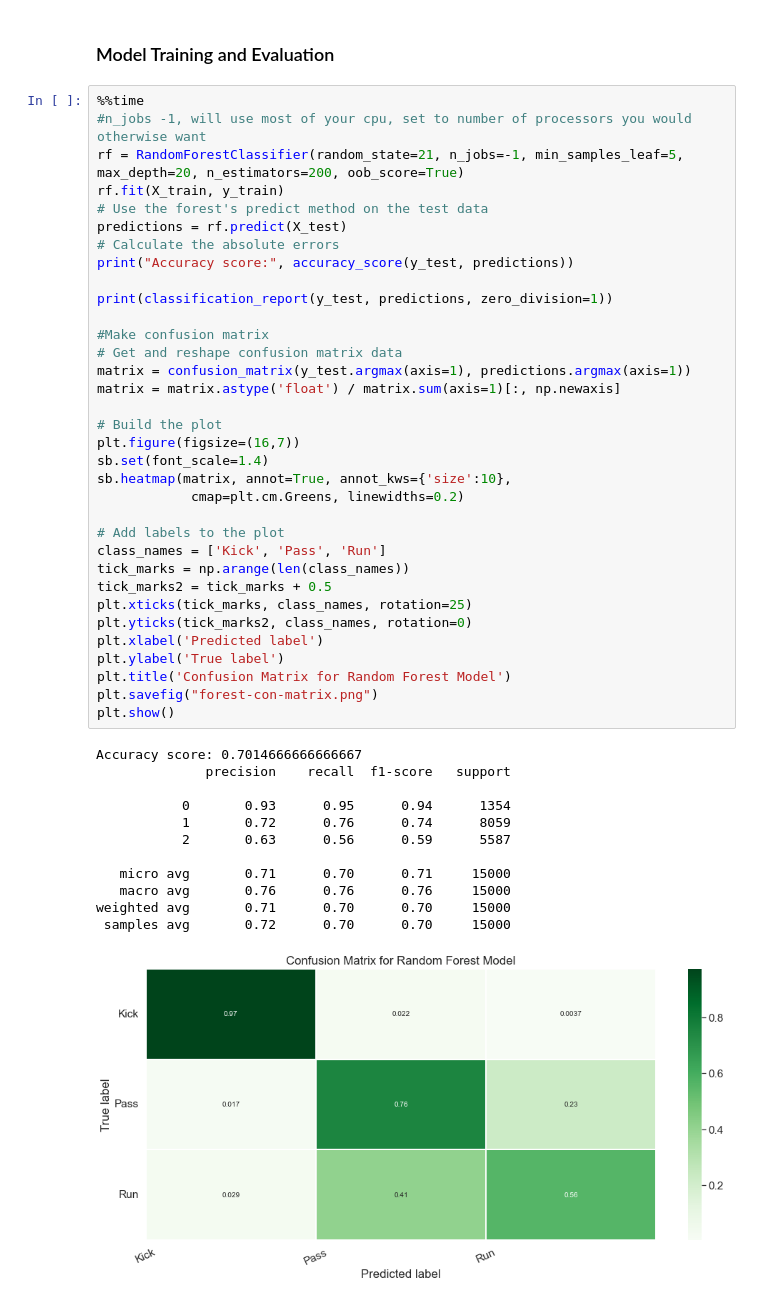
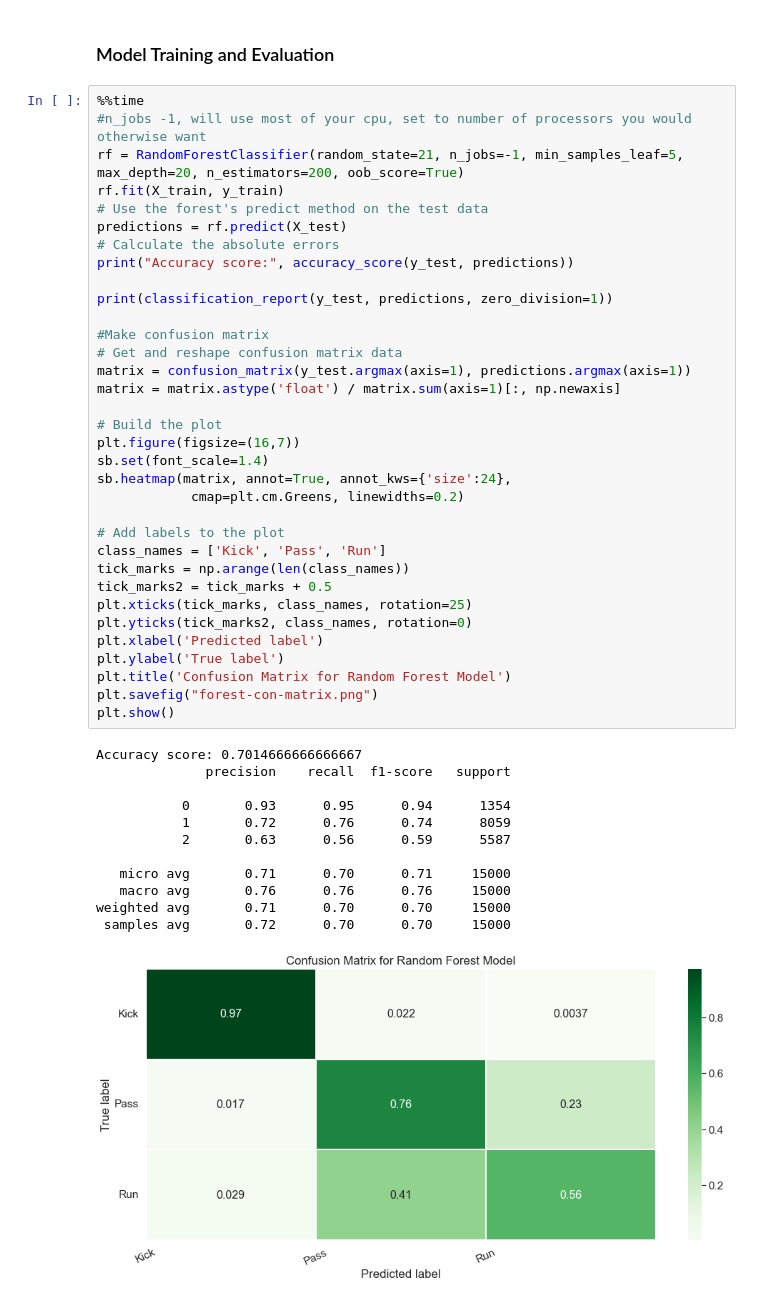
Before and after one commit to nnathalied/ECS-171-Team-19, a Jupyter notebook: ML_Models/nfl-random-forest.ipynb, the cells around one changed output. Saved outputs shown, nothing was run; the diff lists cells and outputs as text.

```diff
--- a/ML_Models/nfl-random-forest.ipynb
+++ b/ML_Models/nfl-random-forest.ipynb
@@ -91,32 +91,32 @@ matrix = confusion_matrix(y_test.argmax(axis=1), predictions.argmax(axis=1))
 matrix = matrix.astype('float') / matrix.sum(axis=1)[:, np.newaxis]
 
 # Build the plot
 plt.figure(figsize=(16,7))
 sb.set(font_scale=1.4)
-sb.heatmap(matrix, annot=True, annot_kws={'size':10},
+sb.heatmap(matrix, annot=True, annot_kws={'size':24},
             cmap=plt.cm.Greens, linewidths=0.2)
 
 # Add labels to the plot
 class_names = ['Kick', 'Pass', 'Run']
 tick_marks = np.arange(len(class_names))
 tick_marks2 = tick_marks + 0.5
 plt.xticks(tick_marks, class_names, rotation=25)
 plt.yticks(tick_marks2, class_names, rotation=0)
 plt.xlabel('Predicted label')
 plt.ylabel('True label')
 plt.title('Confusion Matrix for Random Forest Model')
 plt.savefig("forest-con-matrix.png")
 plt.show()
 # %% [output]
 Accuracy score: 0.7014666666666667
               precision    recall  f1-score   support
 
            0       0.93      0.95      0.94      1354
            1       0.72      0.76      0.74      8059
            2       0.63      0.56      0.59      5587
 
    micro avg       0.71      0.70      0.71     15000
    macro avg       0.76      0.76      0.76     15000
 weighted avg       0.71      0.70      0.70     15000
  samples avg       0.72      0.70      0.70     15000
-[figure, old version]
+[figure, new version]
```
Also changed, not shown: parts of 1 cell of this notebook, 9 other files.
